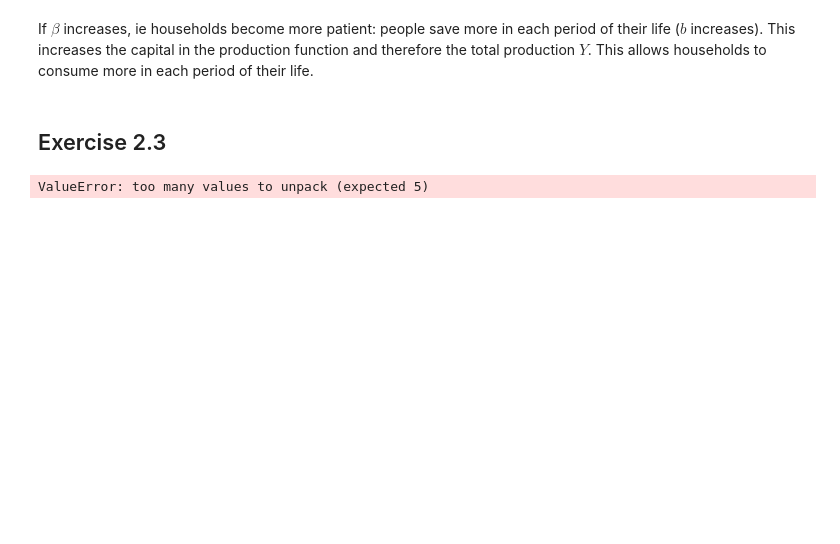
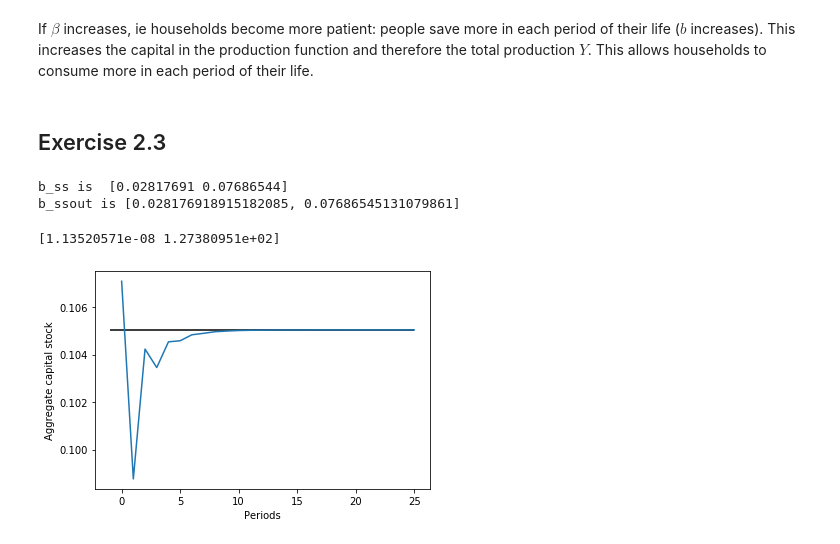
Before and after one commit to jeannesorin/BootCamp2019, a Jupyter notebook: ProblemSets/Econ/Week4/OLG/OG_Chapter2.ipynb, the cells around one changed output. Drawn from its saved outputs; the diff is of its cells as text; code cells hidden in the pictures; blank space fills up the shorter version.

```diff
--- a/ProblemSets/Econ/Week4/OLG/OG_Chapter2.ipynb
+++ b/ProblemSets/Econ/Week4/OLG/OG_Chapter2.ipynb
@@ -344,5 +245,0 @@ def TPI(tol,T,w,r,euleryoung,eulerma):
-# %%
-SS_tol = 0.01
-TPI(tol, T,w,r,euleryoung,eulerma)
-# %% [output]
-ValueError: too many values to unpack (expected 5)
@@ -348,0 +459,51 @@ ValueError: too many values to unpack (expected 5)
+# %%
+tol = 1e-9
+ξ = .8
+T = 25
+maxIter = 1000
+β = 0.55
+bvec_guess = np.array([0.1, 0.1])
+
+
+
+result = TPI(nvec, A, α, δ, β, maxIter, tol, T, bvec_guess)
+max_error = result["max_Error"]
+b_path = result["b_path"]
+w_path = result["w_path"]
+r_path = result["r_path"]
+Kpath = result["Kpath"]
+KSS = result["Kss"]
+wss = result["w_ss"]
+rss = result["r_ss"]
+# %%
+tol = 1e-9
+ξ = .8
+T = 25
+maxIter = 1000
+β = 0.55
+bvec_guess = np.array([0.1, 0.1])
+
+params = nvec, A, α, δ, β
+
+    ### Get Steady State
+b_ss2 = get_SS(params, bvec_guess, False, 23)["b_ss"]
+
+print("b_ss is ",b_path[T-1])
+print("b_ssout is", b_ss2)
+# %% [output]
+b_ss is  [0.02817691 0.07686544]
+b_ssout is [0.028176918915182085, 0.07686545131079861]
+# %%
+#Maximum absolute error from the Euler errors
+print(max_error)
+# %% [output]
+[1.13520571e-08 1.27380951e+02]
+# %%
+# Plot the equilibrium time paths of the aggregate capital stock
+plt.plot(Kpath)
+plt.hlines(KSS, -1, T)
+plt.xlabel("Periods")
+plt.ylabel("Aggregate capital stock")
+plt.show()
+# %% [output]
+[figure, added]
```
Also changed, not shown: parts of 9 cells of this notebook, 3 other files.
